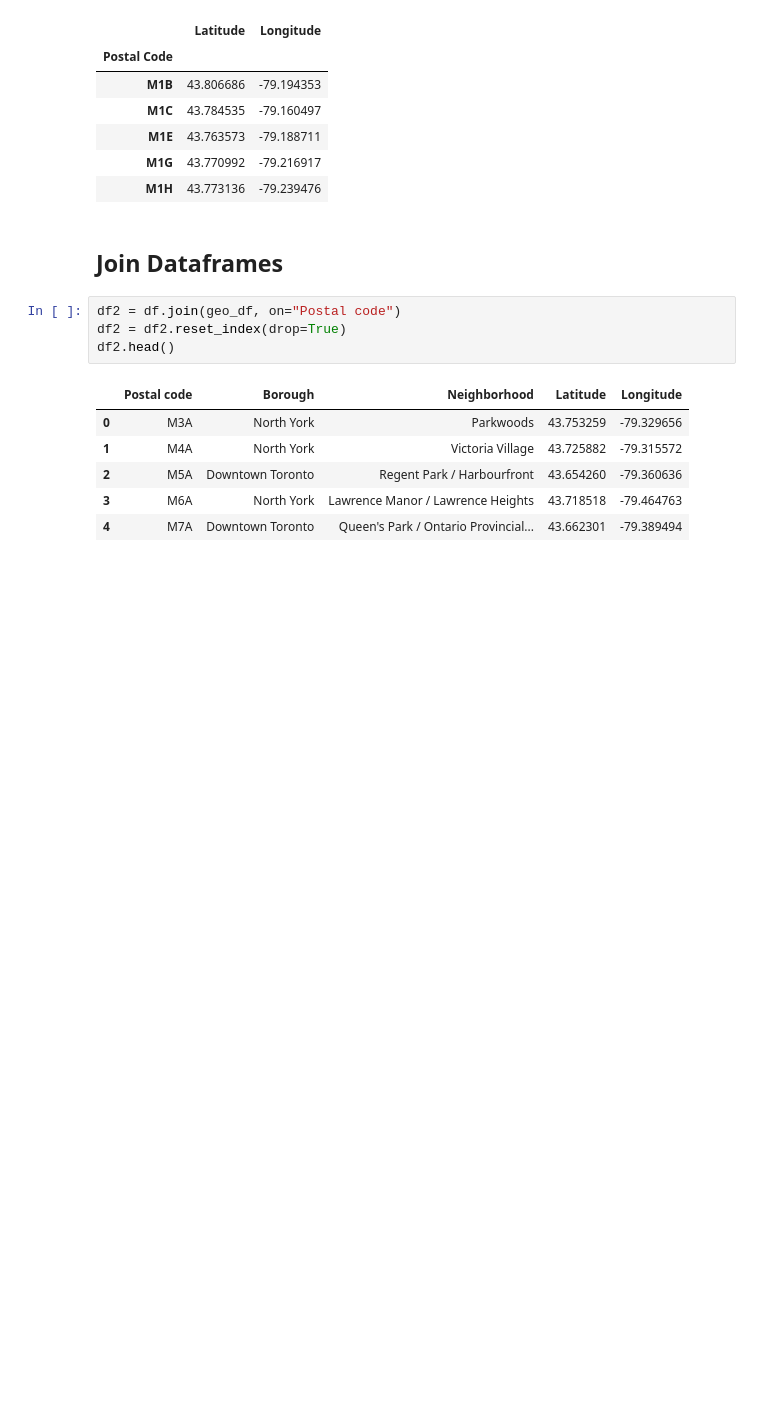
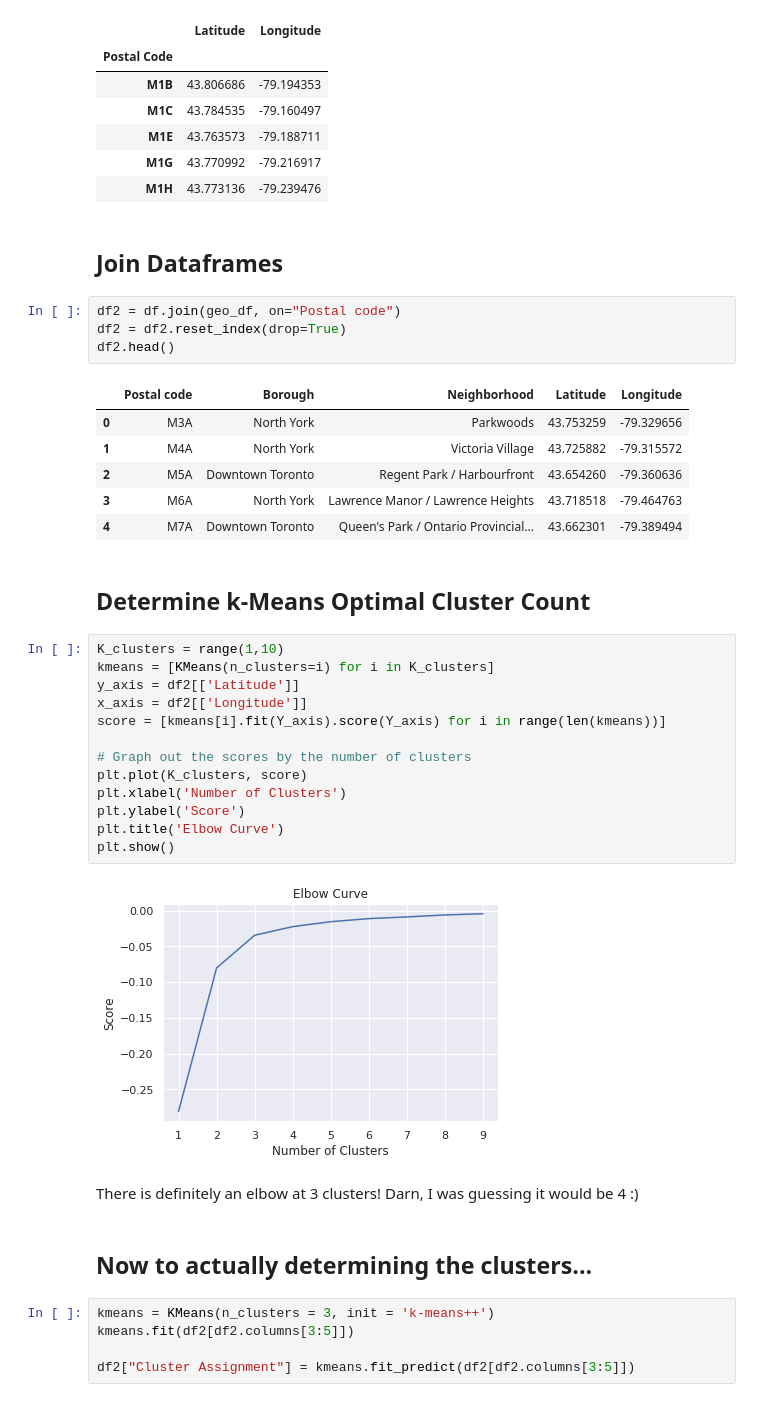
Before and after one commit to EricPostMaster/coursera-datascience-capstone, a Jupyter notebook: Toronto Data Scraping Notebook.ipynb, the cells around one changed output. Drawn from its saved outputs; the diff is of its cells as text; blank space fills up the shorter version.

```diff
--- a/Toronto Data Scraping Notebook.ipynb
+++ b/Toronto Data Scraping Notebook.ipynb
@@ -87,3 +92,29 @@ df2.head()
 | 2 | M5A | Downtown Toronto | Regent Park / Harbourfront | 43.654260 | -79.360636 |
 | 3 | M6A | North York | Lawrence Manor / Lawrence Heights | 43.718518 | -79.464763 |
 | 4 | M7A | Downtown Toronto | Queen's Park / Ontario Provincial... | 43.662301 | -79.389494 |
+# %% [markdown]
+## Determine k-Means Optimal Cluster Count
+# %%
+K_clusters = range(1,10)
+kmeans = [KMeans(n_clusters=i) for i in K_clusters]
+y_axis = df2[['Latitude']]
+x_axis = df2[['Longitude']]
+score = [kmeans[i].fit(Y_axis).score(Y_axis) for i in range(len(kmeans))]
+
+# Graph out the scores by the number of clusters
+plt.plot(K_clusters, score)
+plt.xlabel('Number of Clusters')
+plt.ylabel('Score')
+plt.title('Elbow Curve')
+plt.show()
+# %% [output]
+[figure, added]
+# %% [markdown]
+There is definitely an elbow at 3 clusters!  Darn, I was guessing it would be 4 :)
+# %% [markdown]
+## Now to actually determining the clusters...
+# %%
+kmeans = KMeans(n_clusters = 3, init = 'k-means++')
+kmeans.fit(df2[df2.columns[3:5]])
+
+df2["Cluster Assignment"] = kmeans.fit_predict(df2[df2.columns[3:5]])
```
Also changed, not shown: parts of 15 cells of this notebook.
